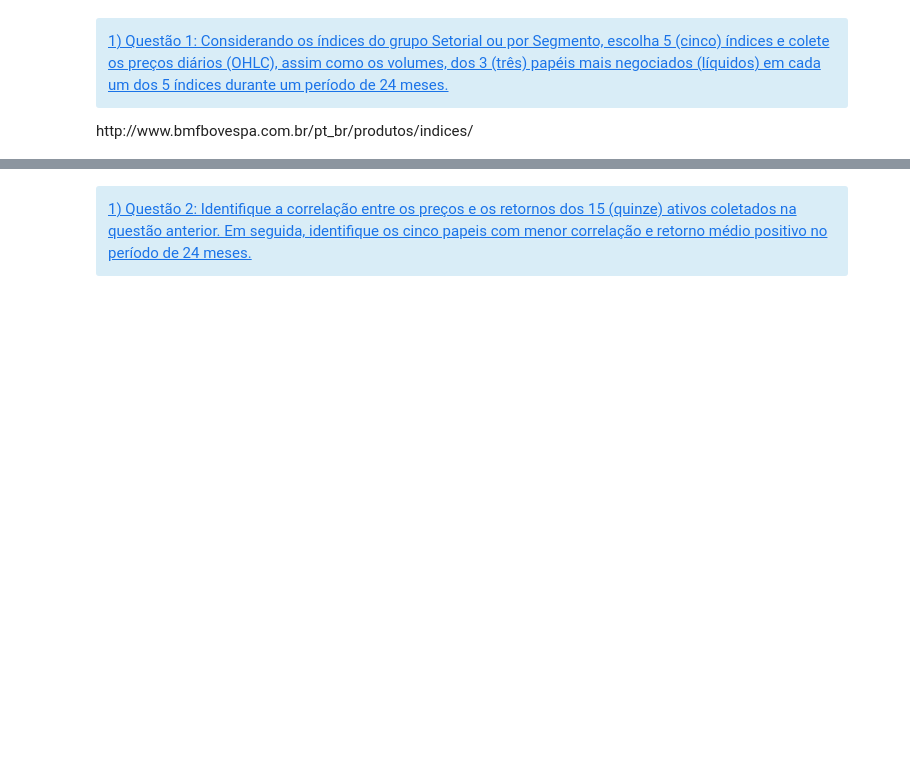
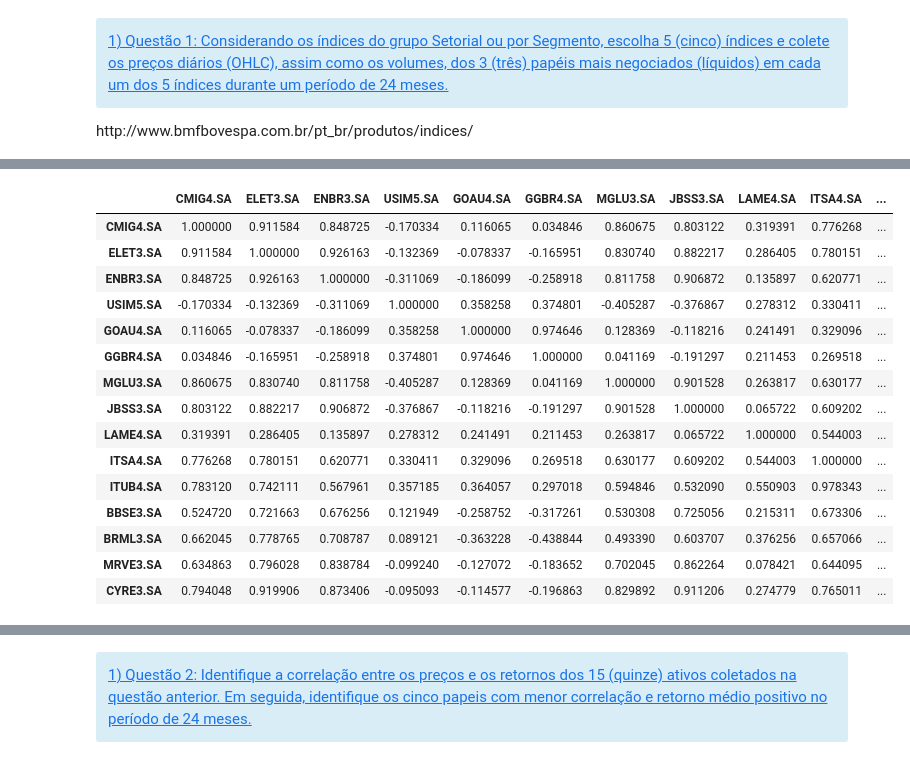
Before and after one commit to AlgotradingQueLucra/Trabalho-1, a Jupyter notebook: Primeira_2BAtividade_2BPr_C3_A1tica_2BAvaliativa.ipynb, the cells around one changed output, grey strips where cells are left out. Saved outputs shown, nothing was run; the diff lists cells and outputs as text; code cells hidden in the pictures; blank space fills up the shorter version.

```diff
--- a/Primeira_2BAtividade_2BPr_C3_A1tica_2BAvaliativa.ipynb
+++ b/Primeira_2BAtividade_2BPr_C3_A1tica_2BAvaliativa.ipynb
@@ -301,2 +301,22 @@ df_selecionadas_INDX
 # %%
+#MATRIZ DE CORRELAÇÃO COM OS 15 ATIVOS
 df_selecionadas = pd.concat([df_selecionadas_IEE,df_selecionadas_INDX,df_selecionadas_ICON,df_selecionadas_IDIV,df_selecionadas_IMOB],axis=1)
+Correlacao15 = df_selecionadas.corr()
+Correlacao15
+# %% [output]
+|  | CMIG4.SA | ELET3.SA | ENBR3.SA | USIM5.SA | GOAU4.SA | GGBR4.SA | MGLU3.SA | JBSS3.SA | LAME4.SA | ITSA4.SA | ... |
+| CMIG4.SA | 1.000000 | 0.911584 | 0.848725 | -0.170334 | 0.116065 | 0.034846 | 0.860675 | 0.803122 | 0.319391 | 0.776268 | ... |
+| ELET3.SA | 0.911584 | 1.000000 | 0.926163 | -0.132369 | -0.078337 | -0.165951 | 0.830740 | 0.882217 | 0.286405 | 0.780151 | ... |
+| ENBR3.SA | 0.848725 | 0.926163 | 1.000000 | -0.311069 | -0.186099 | -0.258918 | 0.811758 | 0.906872 | 0.135897 | 0.620771 | ... |
+| USIM5.SA | -0.170334 | -0.132369 | -0.311069 | 1.000000 | 0.358258 | 0.374801 | -0.405287 | -0.376867 | 0.278312 | 0.330411 | ... |
+| GOAU4.SA | 0.116065 | -0.078337 | -0.186099 | 0.358258 | 1.000000 | 0.974646 | 0.128369 | -0.118216 | 0.241491 | 0.329096 | ... |
+| GGBR4.SA | 0.034846 | -0.165951 | -0.258918 | 0.374801 | 0.974646 | 1.000000 | 0.041169 | -0.191297 | 0.211453 | 0.269518 | ... |
+| MGLU3.SA | 0.860675 | 0.830740 | 0.811758 | -0.405287 | 0.128369 | 0.041169 | 1.000000 | 0.901528 | 0.263817 | 0.630177 | ... |
+| JBSS3.SA | 0.803122 | 0.882217 | 0.906872 | -0.376867 | -0.118216 | -0.191297 | 0.901528 | 1.000000 | 0.065722 | 0.609202 | ... |
+| LAME4.SA | 0.319391 | 0.286405 | 0.135897 | 0.278312 | 0.241491 | 0.211453 | 0.263817 | 0.065722 | 1.000000 | 0.544003 | ... |
+| ITSA4.SA | 0.776268 | 0.780151 | 0.620771 | 0.330411 | 0.329096 | 0.269518 | 0.630177 | 0.609202 | 0.544003 | 1.000000 | ... |
+| ITUB4.SA | 0.783120 | 0.742111 | 0.567961 | 0.357185 | 0.364057 | 0.297018 | 0.594846 | 0.532090 | 0.550903 | 0.978343 | ... |
+| BBSE3.SA | 0.524720 | 0.721663 | 0.676256 | 0.121949 | -0.258752 | -0.317261 | 0.530308 | 0.725056 | 0.215311 | 0.673306 | ... |
+| BRML3.SA | 0.662045 | 0.778765 | 0.708787 | 0.089121 | -0.363228 | -0.438844 | 0.493390 | 0.603707 | 0.376256 | 0.657066 | ... |
+| MRVE3.SA | 0.634863 | 0.796028 | 0.838784 | -0.099240 | -0.127072 | -0.183652 | 0.702045 | 0.862264 | 0.078421 | 0.644095 | ... |
+| CYRE3.SA | 0.794048 | 0.919906 | 0.873406 | -0.095093 | -0.114577 | -0.196863 | 0.829892 | 0.911206 | 0.274779 | 0.765011 | ... |
```
Also changed, not shown: parts of 12 cells of this notebook, 1 other file.
